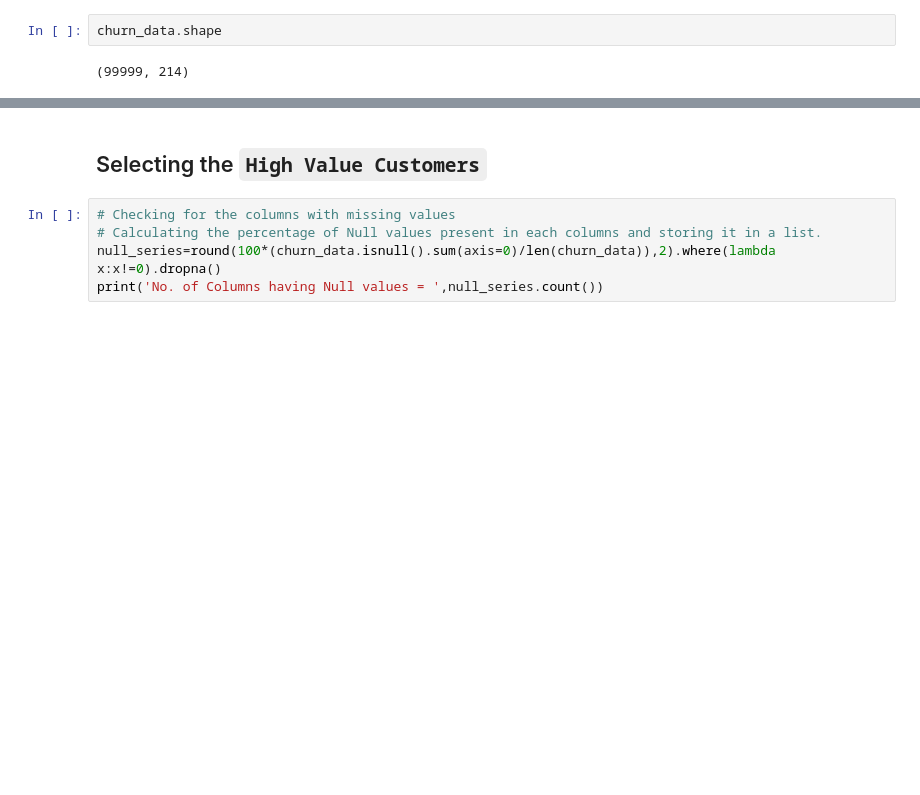
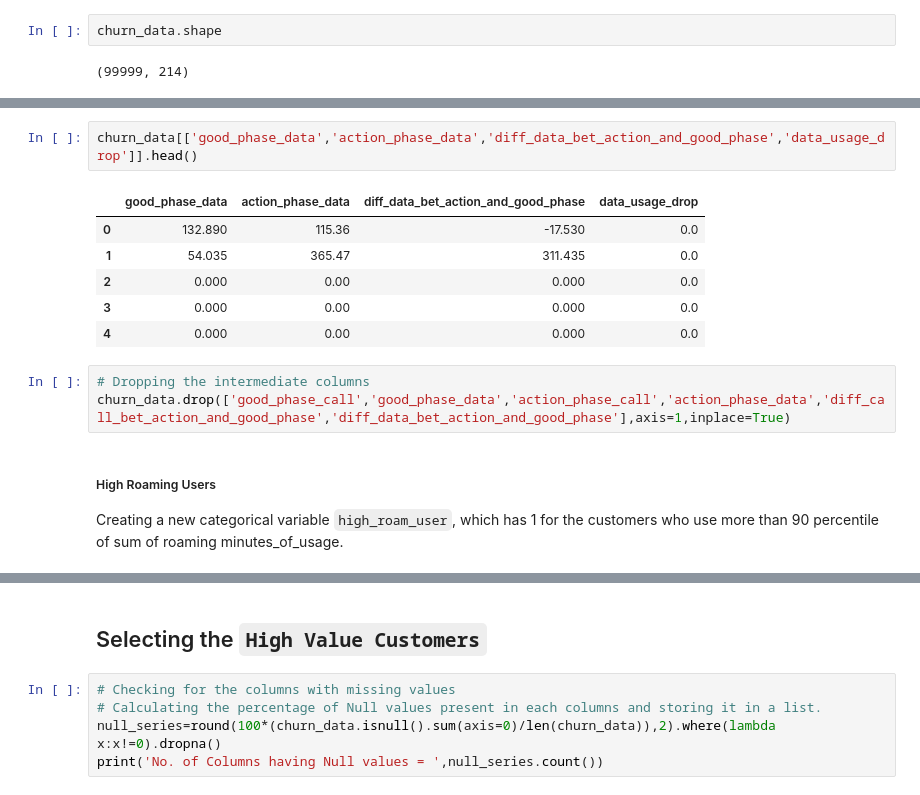
Before and after one commit to BiswajeetAtul/Assignments-MLAI, a Jupyter notebook: Telecom Churn Case/Telecom_Churn_Assignment.ipynb, the cells around one changed output, grey strips where cells are left out. Saved outputs shown, nothing was run; the diff lists cells and outputs as text; blank space fills up the shorter version.

Commit message:
Added new derived variables

```diff
--- a/Telecom Churn Case/Telecom_Churn_Assignment.ipynb
+++ b/Telecom Churn Case/Telecom_Churn_Assignment.ipynb
@@ -158,0 +204,15 @@ churn_data.shape
+# %%
+churn_data[['good_phase_data','action_phase_data','diff_data_bet_action_and_good_phase','data_usage_drop']].head()
+# %% [output]
+|  | good_phase_data | action_phase_data | diff_data_bet_action_and_good_phase | data_usage_drop |
+| 0 | 132.890 | 115.36 | -17.530 | 0.0 |
+| 1 | 54.035 | 365.47 | 311.435 | 0.0 |
+| 2 | 0.000 | 0.00 | 0.000 | 0.0 |
+| 3 | 0.000 | 0.00 | 0.000 | 0.0 |
+| 4 | 0.000 | 0.00 | 0.000 | 0.0 |
+# %%
+# Dropping the intermediate columns
+churn_data.drop(['good_phase_call','good_phase_data','action_phase_call','action_phase_data','diff_call_bet_action_and_good_phase','diff_data_bet_action_and_good_phase'],axis=1,inplace=True)
+# %% [markdown]
+##### High Roaming Users
+Creating a new categorical variable `high_roam_user`, which has 1 for the customers who use more than 90 percentile of sum of roaming minutes_of_usage.
```
Also changed, not shown: parts of 20 cells of this notebook.
